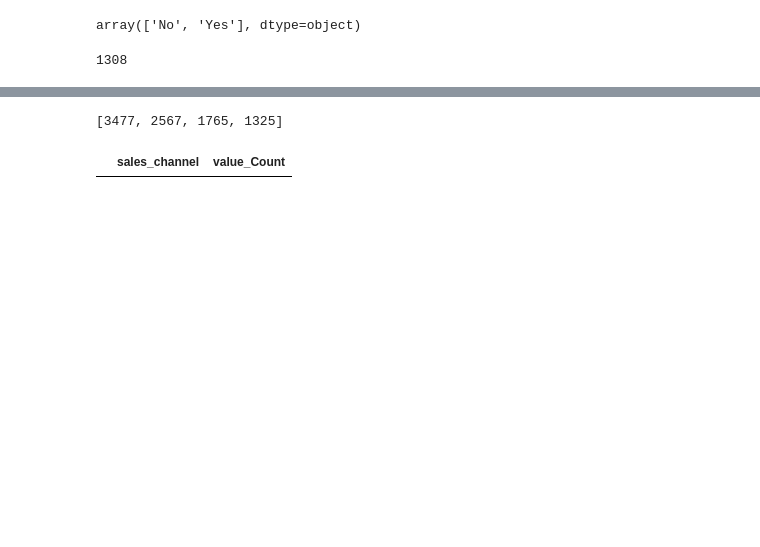
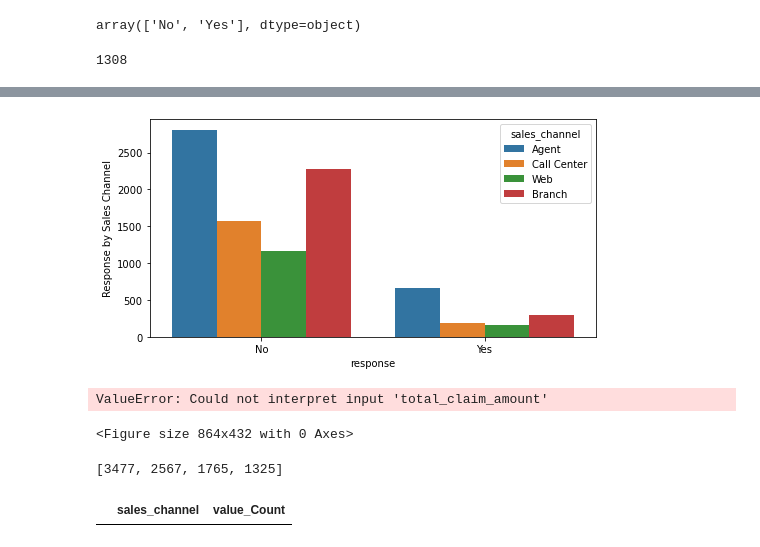
Before and after one commit to mparjcus/IronMarcus, a Jupyter notebook: Lab/CA_Round 2/Lab Customer Analysis Round 2+3+4+5.ipynb, the cells around one changed output, grey strips where cells are left out. Cells and saved outputs as stored; diff of their text form; code cells hidden in the pictures; blank space fills up the shorter version.

```diff
--- a/Lab/CA_Round 2/Lab Customer Analysis Round 2+3.ipynb
+++ b/Lab/CA_Round 2/Lab Customer Analysis Round 2+3+4+5.ipynb
@@ -293,3 +294,18 @@ plt.show()
+# %%
+plt.figure(figsize=(8,4))
+sns.countplot('response', hue='sales_channel', data=filelab2)
+plt.ylabel('Response by Sales Channel')
+plt.show()
+# %% [output]
+[figure, added]
+# %%
+plt.figure(figsize=(12,6))
+sns.boxplot(y='total_claim_amount' , x='response', data=filelab2)
+plt.ylabel('Response by Total Claim Amount')
+plt.show()
+# %% [output]
+ValueError: Could not interpret input 'total_claim_amount'
+<Figure size 864x432 with 0 Axes>
 # %%
 list(filelab2['sales_channel'].value_counts()) # Total number of customers per channel
 # %% [output]
```
Also changed, not shown: parts of 16 cells of this notebook, 2 other files.
